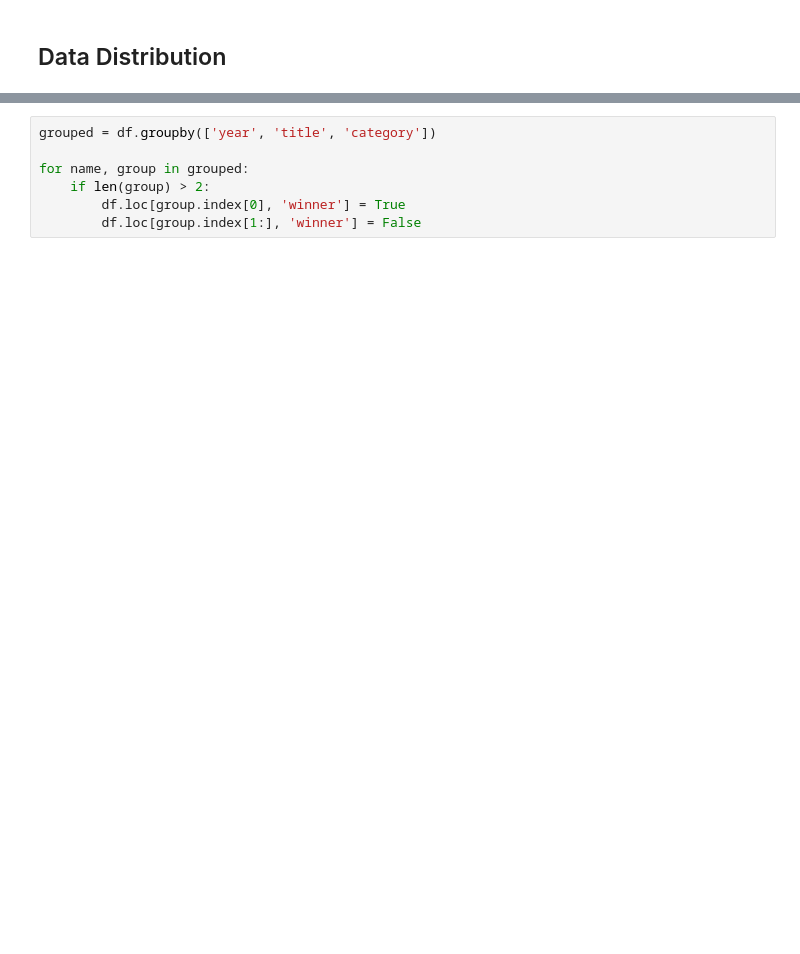
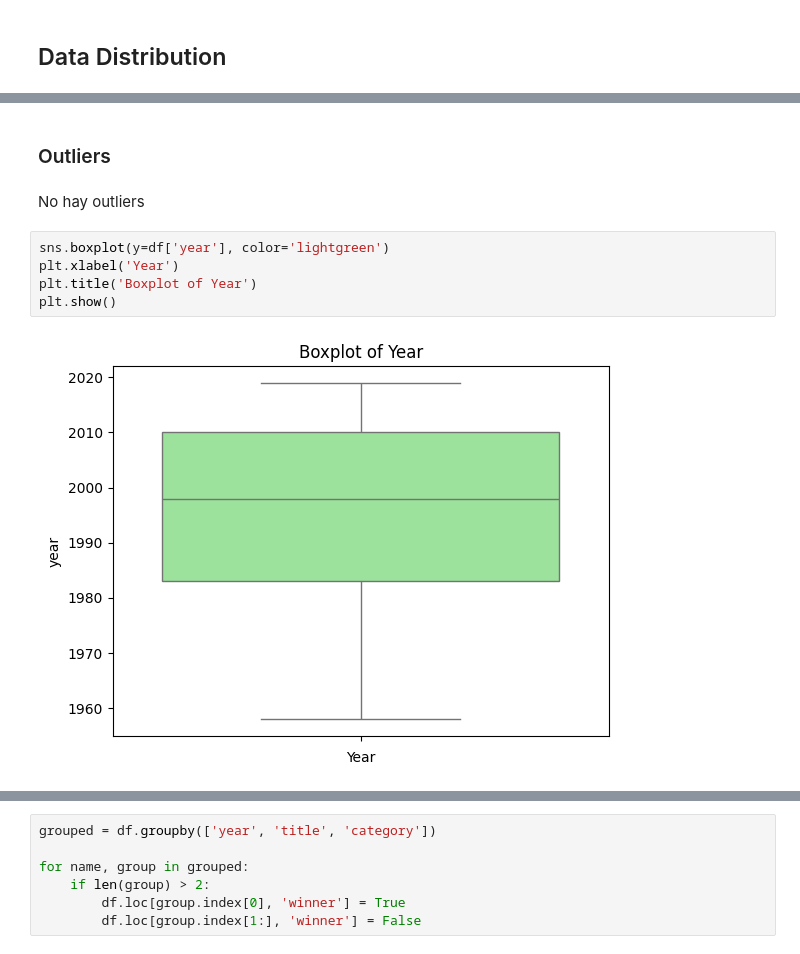
Before and after one commit to caroldvarela/workshop-02, a Jupyter notebook: notebooks/002_EDA_grammy.ipynb, the cells around one changed output, grey strips where cells are left out. Saved outputs shown, nothing was run; the diff lists cells and outputs as text; blank space fills up the shorter version.

```diff
--- a/notebooks/002_EDA_grammy.ipynb
+++ b/notebooks/002_EDA_grammy.ipynb
@@ -194,0 +203,11 @@ plt.show()
+# %% [markdown]
+### Outliers
+# %% [markdown]
+No hay outliers
+# %%
+sns.boxplot(y=df['year'], color='lightgreen')
+plt.xlabel('Year')
+plt.title('Boxplot of Year')
+plt.show()
+# %% [output]
+[figure, added]
```
Also changed, not shown: parts of 66 cells of this notebook, 4 other files.
